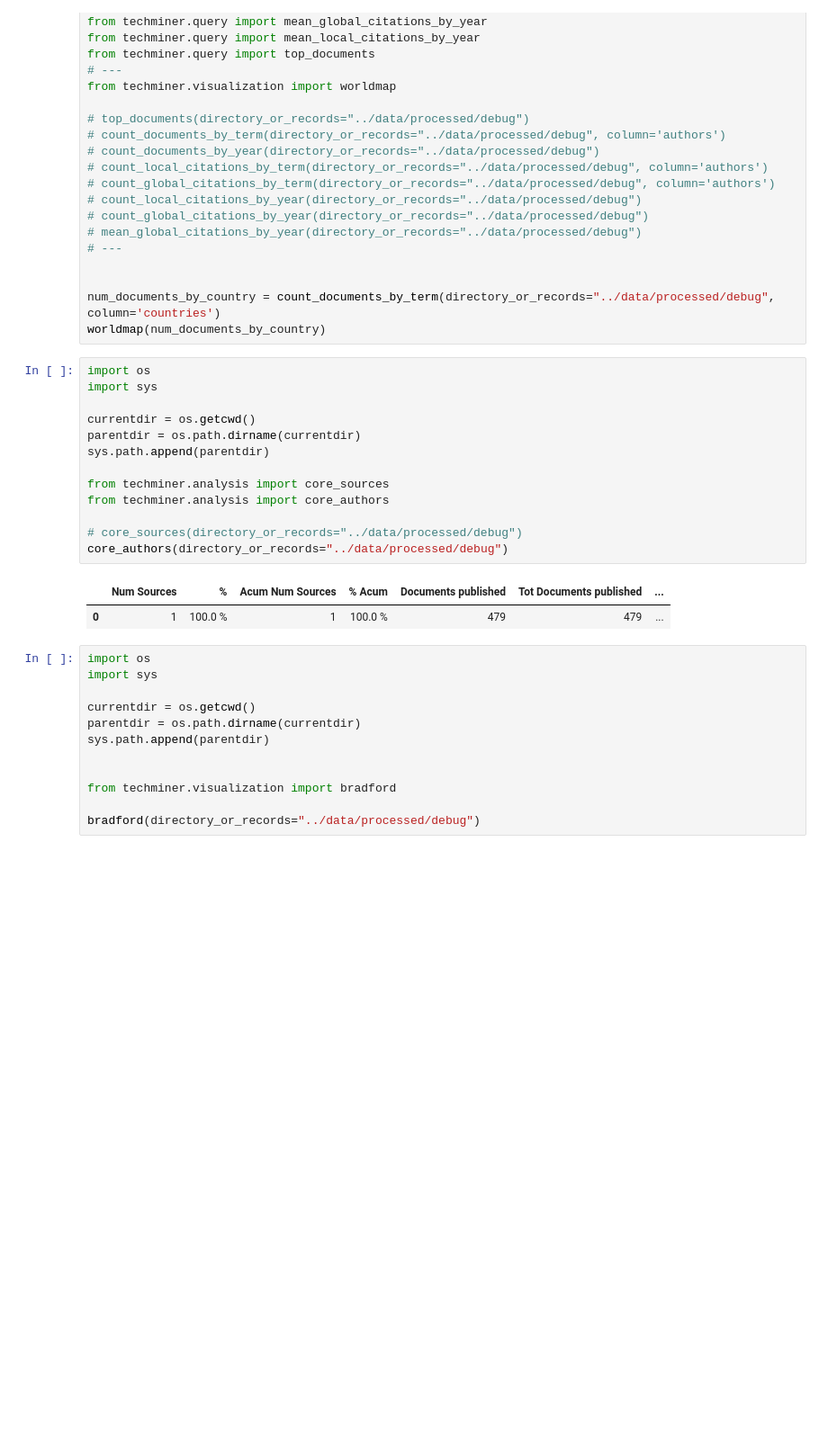
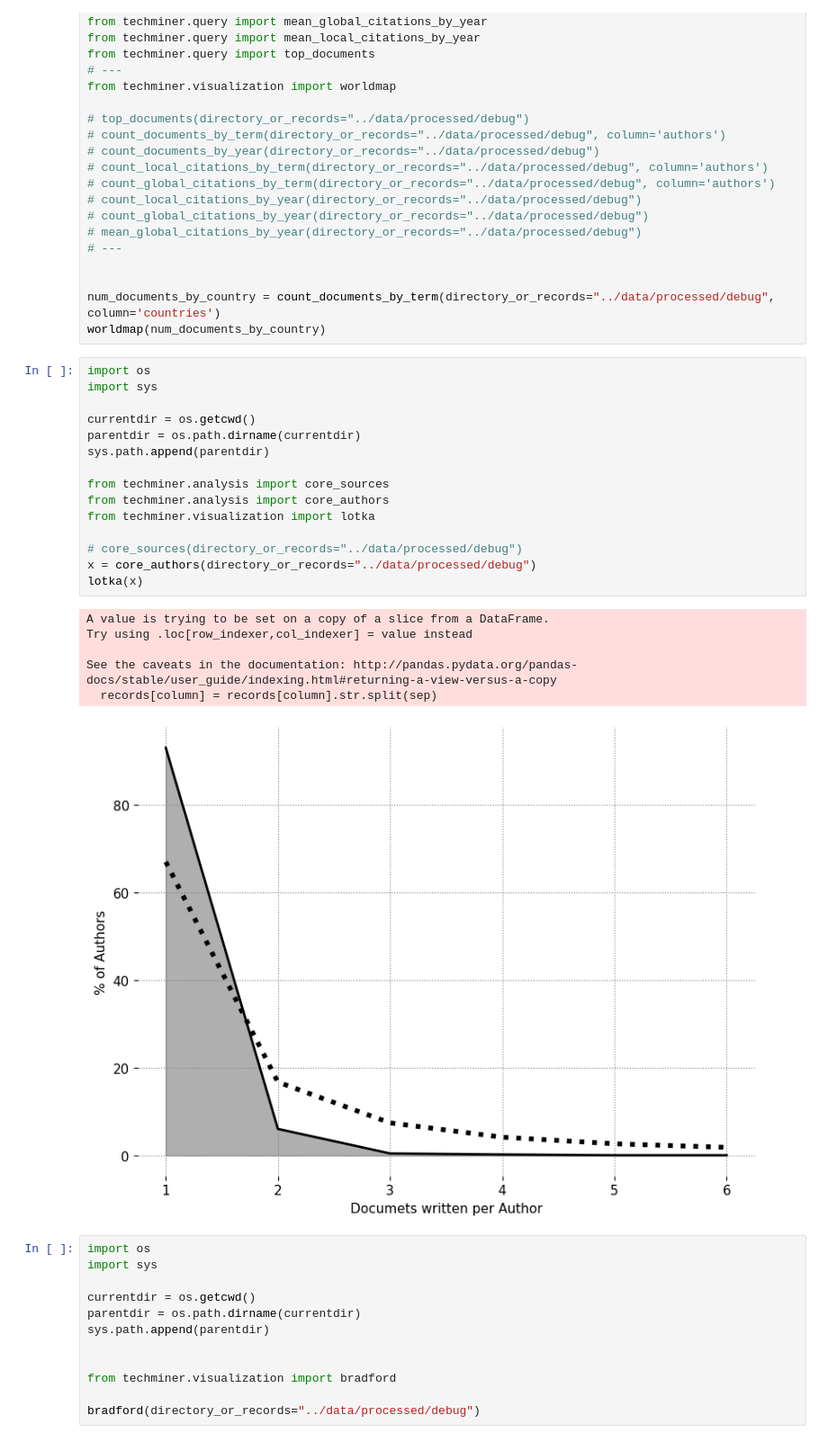
Before and after one commit to jdvelasq/techminer2, a Jupyter notebook: notebooks/debug.ipynb, the cells around one changed output. Shown: that part at 90% size. Saved outputs shown, nothing was run; the diff lists cells and outputs as text; blank space fills up the shorter version.

Commit message:
lotka

```diff
--- a/notebooks/debug.ipynb
+++ b/notebooks/debug.ipynb
@@ -61,19 +61,25 @@ worldmap(num_documents_by_country)
 # %%
 import os
 import sys
 
 currentdir = os.getcwd()
 parentdir = os.path.dirname(currentdir)
 sys.path.append(parentdir)
 
 from techminer.analysis import core_sources
 from techminer.analysis import core_authors
+from techminer.visualization import lotka
 
 # core_sources(directory_or_records="../data/processed/debug")
-core_authors(directory_or_records="../data/processed/debug")
+x = core_authors(directory_or_records="../data/processed/debug")
+lotka(x)
 # %% [output]
-|  | Num Sources | % | Acum Num Sources | % Acum | Documents published | Tot Documents published | ... |
-| 0 | 1 | 100.0 % | 1 | 100.0 % | 479 | 479 | ... |
+A value is trying to be set on a copy of a slice from a DataFrame.
+Try using .loc[row_indexer,col_indexer] = value instead
+
+See the caveats in the documentation: http://pandas.pydata.org/pandas-docs/stable/user_guide/indexing.html#returning-a-view-versus-a-copy
+  records[column] = records[column].str.split(sep)
+[figure, added]
 # %%
 import os
 import sys
```
Also changed, not shown: 2 other files.
